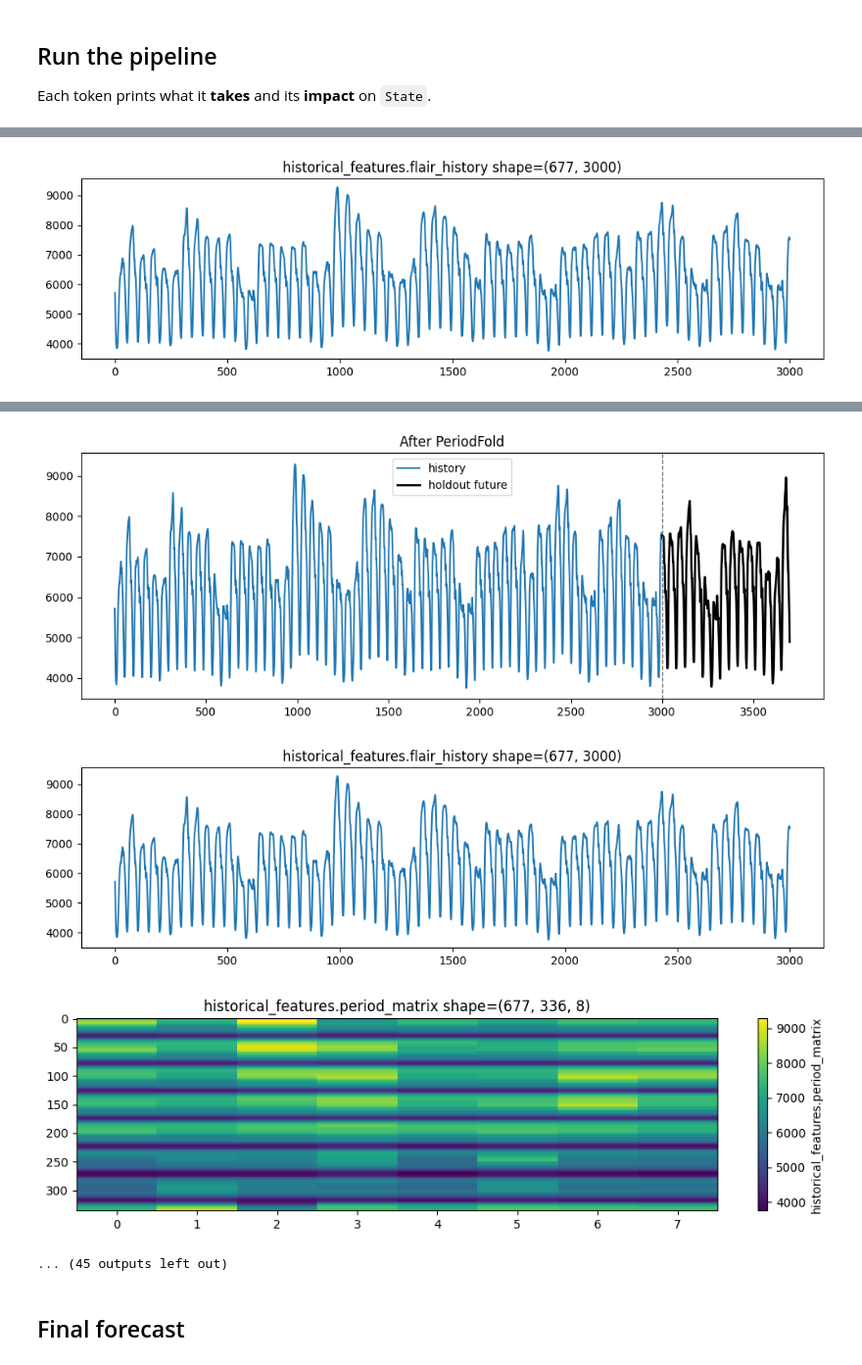
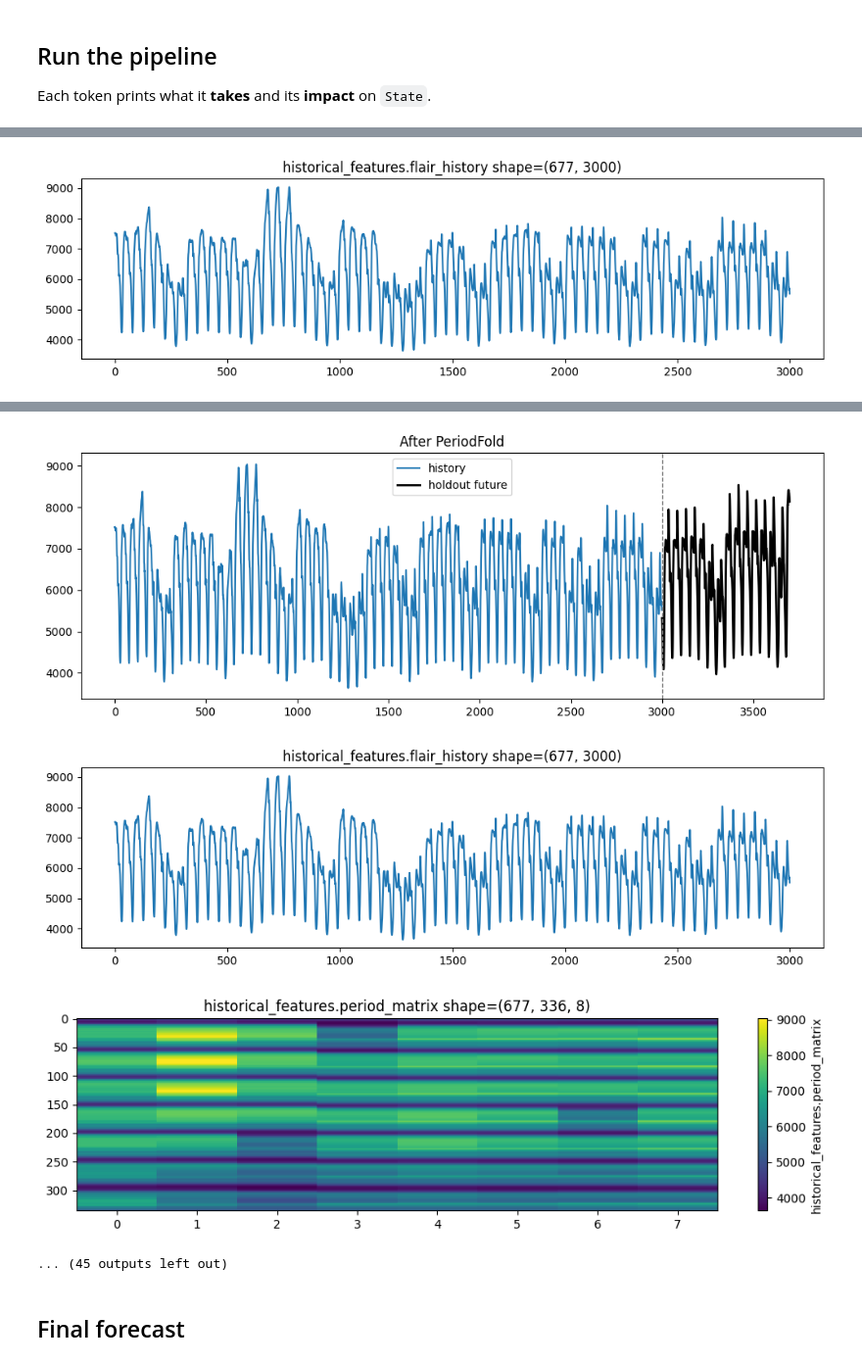
Before and after one commit to chahineNejm/graph_Time_series, a Jupyter notebook: examples/troubleshoot_token_sequences.ipynb, the cells around one changed output, grey strips where cells are left out. Shown at 98% size. Cells and saved outputs as stored; diff of their text form; code cells hidden in the pictures.

```diff
--- a/examples/troubleshoot_token_sequences.ipynb
+++ b/examples/troubleshoot_token_sequences.ipynb
@@ -362,7 +362,7 @@ state, states = inspect_pipeline(
     SEQUENCE, H, F,
     grammar=grammar,
     seasonal_period=SEASONAL_PERIOD,
-    sample_idx=SAMPLE_IDX,
+    sample_idx=1,
     plot_each_step=PLOT_EACH_STEP,
     show_signal_board=SHOW_SIGNAL_BOARD,
     show_feature_bundle=SHOW_FEATURE_BUNDLE,
@@ -403,27 +403,27 @@ STEP 2  -  PeriodDetect   [feature]
-[figure, old version]
+[figure, new version]
 ------------------------------------------------------------------------------
 STEP 3  -  PeriodFold   [feature]
   Fold FLAIR history into period phases + level totals (optional SVD level shrink).
   > TAKES:
       reads  flair_history  (677, 3000)  [historical_features]
       reads  period  int  [metadata]
   > IMPACT on state:
       + historical_features: period_matrix (677, 336, 8)
       + historical_features: level_series (677, 8)
       + historical_features: flair_period_matrix (677, 336, 8)
       + historical_features: flair_level_raw (677, 8)
       + historical_features: flair_level_denoised (677, 8)
       + signal: flair_period_matrix  [features('sample', 'time', 'feature') @flair_shift]
       + signal: flair_level_raw  [features('sample', 'feature') @flair_shift]
       + signal: period_matrix  [series('sample', 'phase', 'period_idx') @flair_shift]
       + signal: level_series  [level('sample', 'period_idx') @flair_shift]
       + signal: flair_level_denoised  [level('sample', 'period_idx') @flair_shift]
       + metadata: flair_level_shrinkage = ndarray(677,)
       + metadata: n_complete_periods = 8
   > valid next: ['ShapeLevel']
-[figure, old version]
+[figure, new version]
-[figure, old version]
+[figure, new version]
-[figure, old version]
+[figure, new version]
 ... (45 outputs left out)
 # %% [markdown]
 ## Final forecast
```
Also changed, not shown: parts of 1 cell of this notebook, 2 other files.
